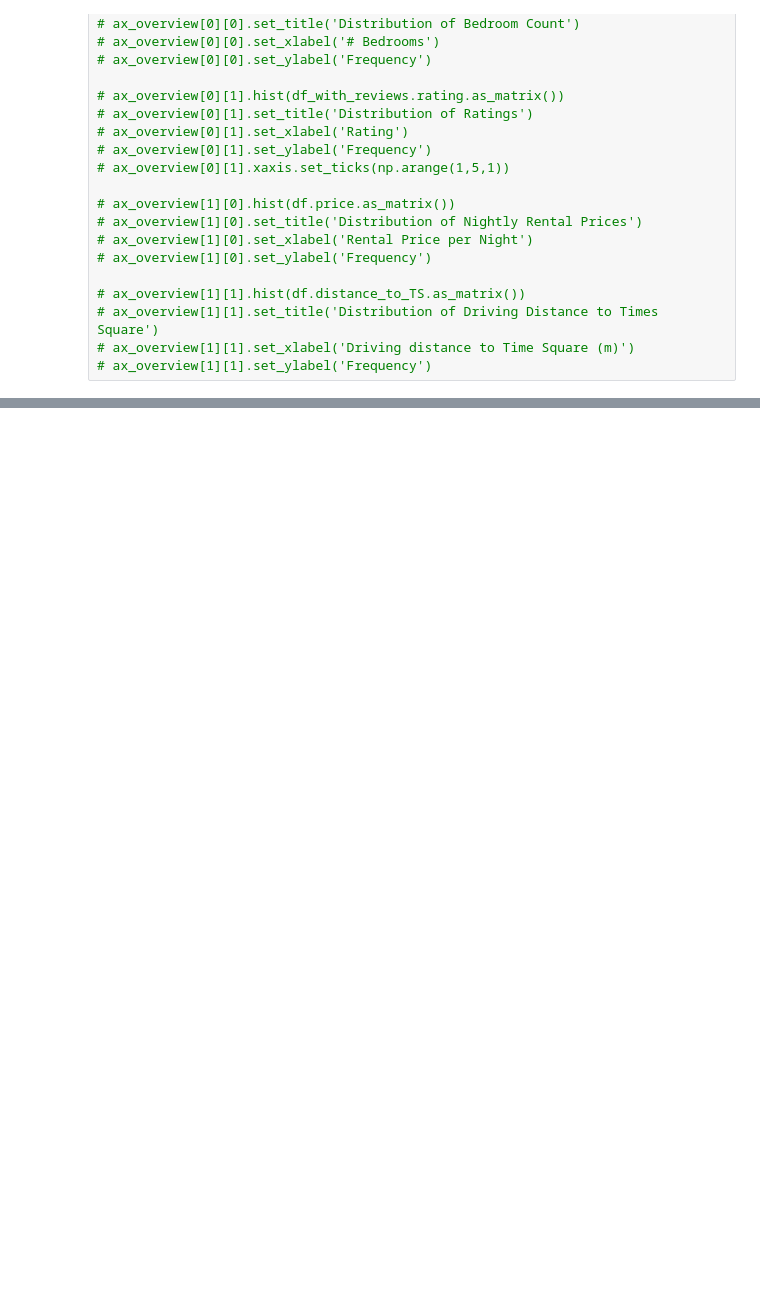
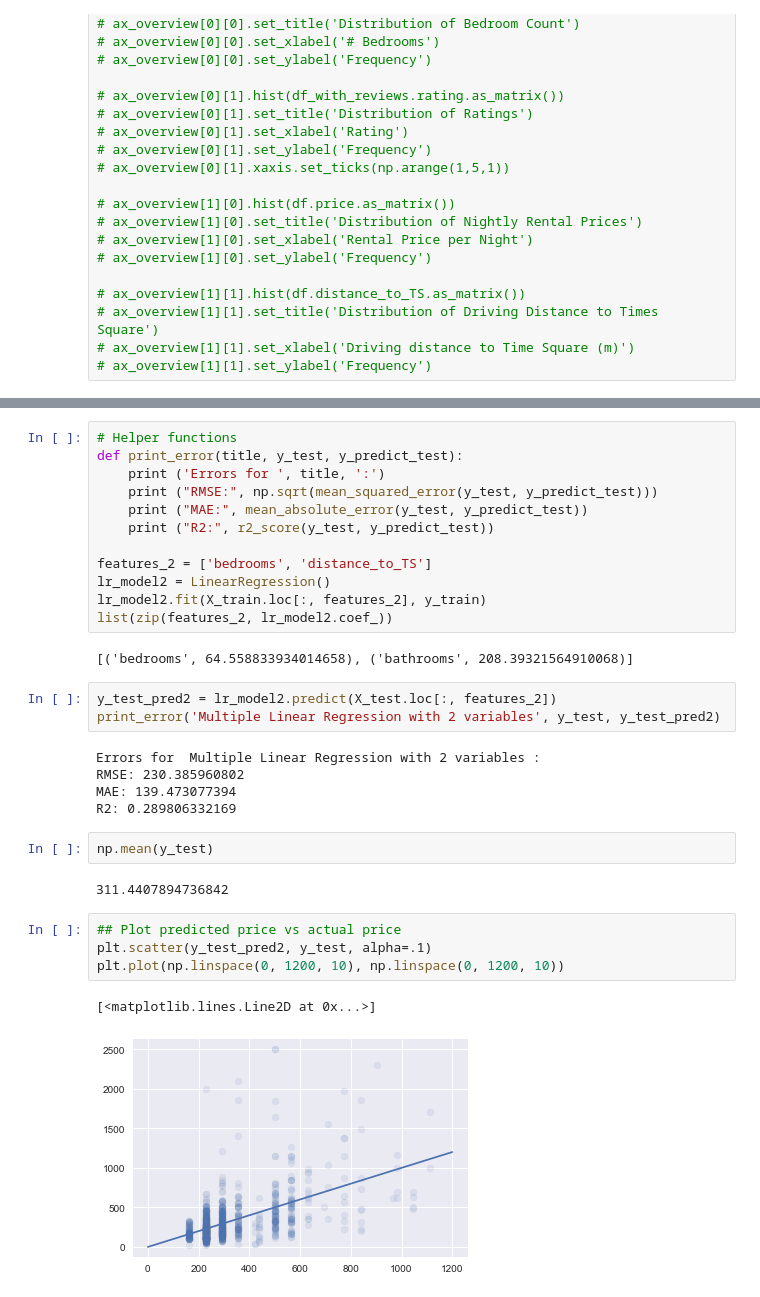
Before and after one commit to nanafwu/vacation-home-regression, a Jupyter notebook: HomeAway_Regression.ipynb, the cells around one changed output, grey strips where cells are left out. Saved outputs shown, nothing was run; the diff lists cells and outputs as text; blank space fills up the shorter version.

```diff
--- a/HomeAway_Regression.ipynb
+++ b/HomeAway_Regression.ipynb
@@ -159,0 +106,33 @@ np.sqrt(np.mean((test_set_pred_all - y_test)**2))
+# %%
+# Helper functions
+def print_error(title, y_test, y_predict_test):
+    print ('Errors for ', title, ':')
+    print ("RMSE:", np.sqrt(mean_squared_error(y_test, y_predict_test)))
+    print ("MAE:", mean_absolute_error(y_test, y_predict_test))
+    print ("R2:", r2_score(y_test, y_predict_test))
+
+features_2 = ['bedrooms', 'distance_to_TS']
+lr_model2 = LinearRegression()
+lr_model2.fit(X_train.loc[:, features_2], y_train)
+list(zip(features_2, lr_model2.coef_))
+# %% [output]
+[('bedrooms', 64.558833934014658), ('bathrooms', 208.39321564910068)]
+# %%
+y_test_pred2 = lr_model2.predict(X_test.loc[:, features_2])
+print_error('Multiple Linear Regression with 2 variables', y_test, y_test_pred2)
+# %% [output]
+Errors for  Multiple Linear Regression with 2 variables :
+RMSE: 230.385960802
+MAE: 139.473077394
+R2: 0.289806332169
+# %%
+np.mean(y_test)
+# %% [output]
+311.4407894736842
+# %%
+## Plot predicted price vs actual price
+plt.scatter(y_test_pred2, y_test, alpha=.1)
+plt.plot(np.linspace(0, 1200, 10), np.linspace(0, 1200, 10))
+# %% [output]
+[<matplotlib.lines.Line2D at 0x...>]
+[figure, added]
```
Also changed, not shown: parts of 34 cells of this notebook, 7 other files.
